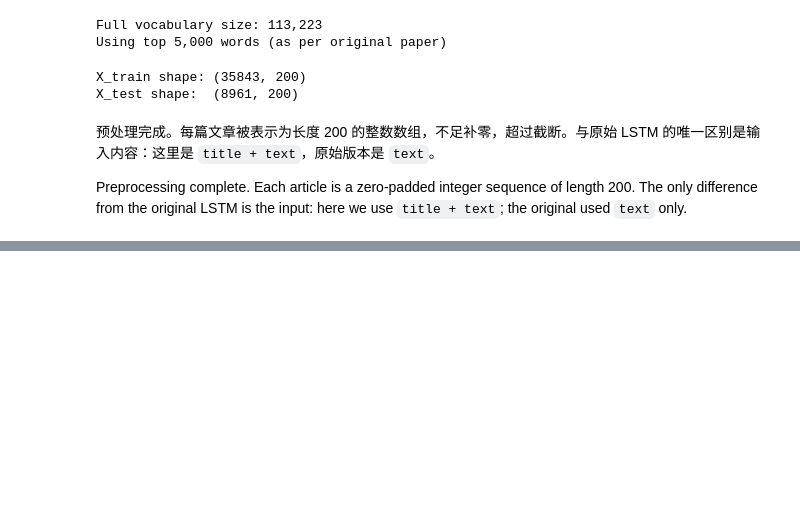
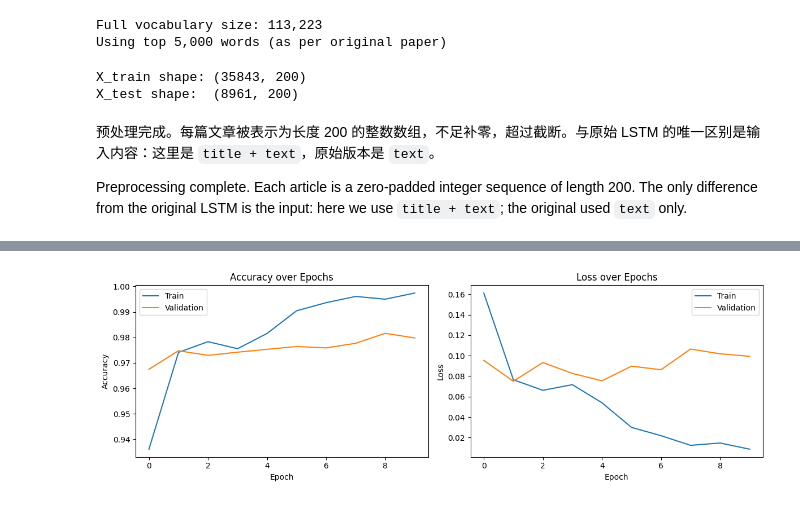
Before and after one commit to shuhan312/fake-news-detection-lstm-to-llm, a Jupyter notebook: notebooks/02_lstm_corrected.ipynb, the cells around one changed output, grey strips where cells are left out. Cells and saved outputs as stored; diff of their text form; code cells hidden in the pictures; blank space fills up the shorter version.

```diff
--- a/notebooks/02_lstm_corrected.ipynb
+++ b/notebooks/02_lstm_corrected.ipynb
@@ -51,6 +51,10 @@ fake['label'] = 0
 true['label'] = 1
 
 df = pd.concat([fake, true]).sample(frac=1, random_state=42).reset_index(drop=True)
+
+# 删除泄露列subject和date
+# Explicitly drop leakage columns
+df = df.drop(columns=['subject', 'date'])
 
 # Fix 1: Remove Reuters byline at start, handles multi-word city names
 # 去掉开头的 Reuters 署名，支持多词城市名
@@ -87,8 +91,8 @@ df['text'] = df['text'].str.replace(r'[^\x00-\x7F]+', ' ', regex=True)
 df['text'] = df['text'].str.strip()
 df['text'] = df['text'].str.replace(r'\s+', ' ', regex=True)
 
-# 拼接 title 和 text，去掉 subject 和 date
-# Concatenate title and text — subject and date excluded
+# 拼接 title 和 text 作为模型输入
+# Concatenate title and text as model input
 df['content'] = df['title'].fillna('') + ' ' + df['text'].fillna('')
 
 # Fix 9: Remove articles that became too short after cleaning (< 10 words)
@@ -98,6 +102,7 @@ df = df[df['content'].str.split().str.len() > 10].reset_index(drop=True)
 after = len(df)
 
 print(f'Total after cleaning: {after:,} rows ({before - after} removed as too short)')
+print('Columns dropped: subject, date')
 print('Cleaning applied:')
 print('  [1-3] Reuters byline, mentions, city datelines removed')
 print('  [4]   AP / AFP / UPI bylines removed')
@@ -173,0 +256,7 @@ Preprocessing complete. Each article is a zero-padded integer sequence of length
+# %%
+history = model.fit(
+    X_train_seq, y_train,
+    epochs=10,            # 原论文：10 轮 / original paper: 10 epochs
+    batch_size=64,        # 原论文：每批 64 条 / original paper: batch size 64
+    validation_split=0.2  # 20% 训练数据作为验证集 / 20% validation split
+)
@@ -173,0 +284,24 @@ Preprocessing complete. Each article is a zero-padded integer sequence of length
+# %%
+# 训练曲线：accuracy 和 loss 随 epoch 变化
+# Training curves: accuracy and loss over epochs
+fig, axes = plt.subplots(1, 2, figsize=(12, 4))
+
+axes[0].plot(history.history['accuracy'],     label='Train')
+axes[0].plot(history.history['val_accuracy'], label='Validation')
+axes[0].set_title('Accuracy over Epochs')
+axes[0].set_xlabel('Epoch')
+axes[0].set_ylabel('Accuracy')
+axes[0].legend()
+
+axes[1].plot(history.history['loss'],     label='Train')
+axes[1].plot(history.history['val_loss'], label='Validation')
+axes[1].set_title('Loss over Epochs')
+axes[1].set_xlabel('Epoch')
+axes[1].set_ylabel('Loss')
+axes[1].legend()
+
+plt.tight_layout()
+plt.savefig('../results/lstm_corrected_training_curves.png', dpi=150)
+plt.show()
+# %% [output]
+[figure, added]
```
Also changed, not shown: parts of 8 cells of this notebook.
